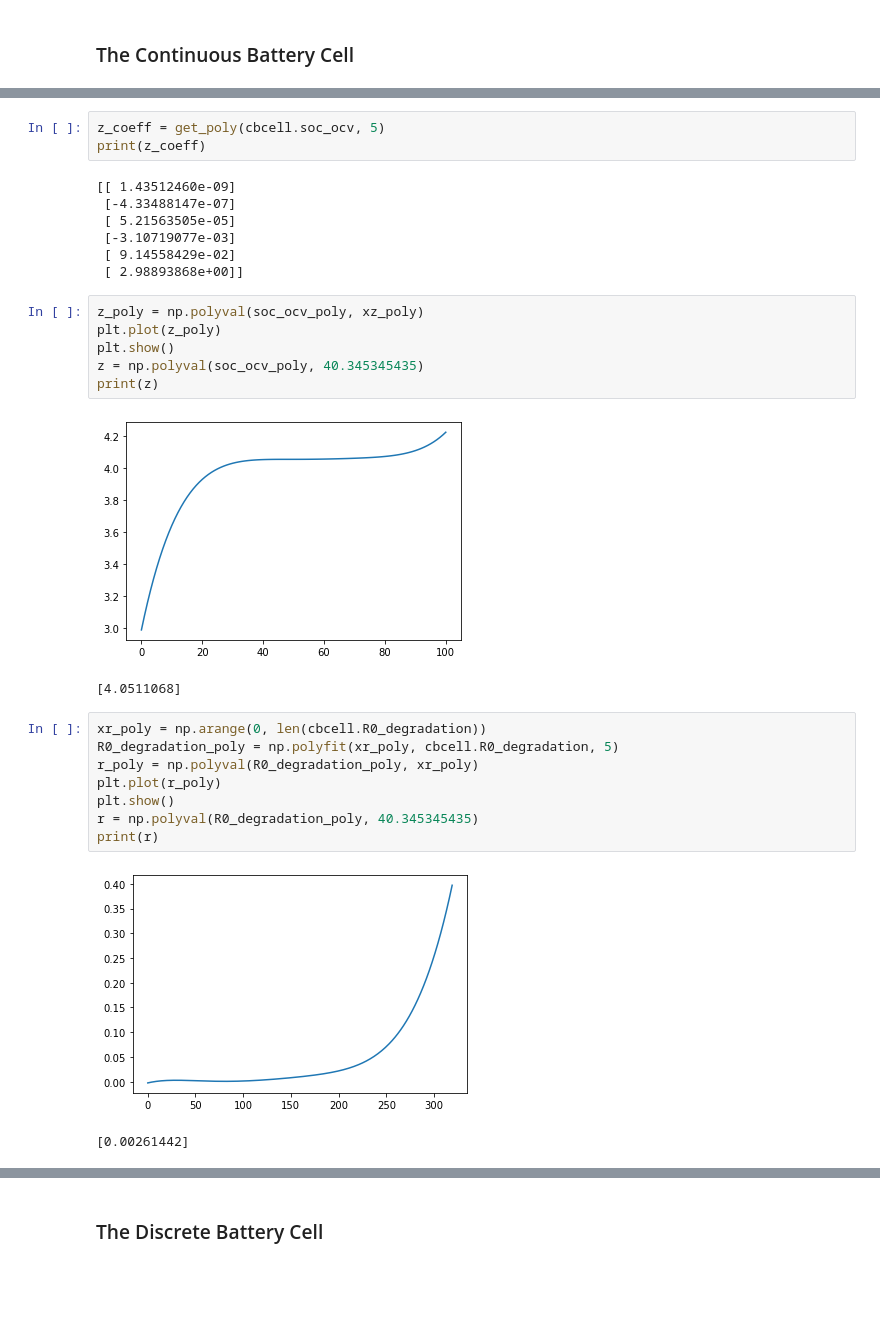
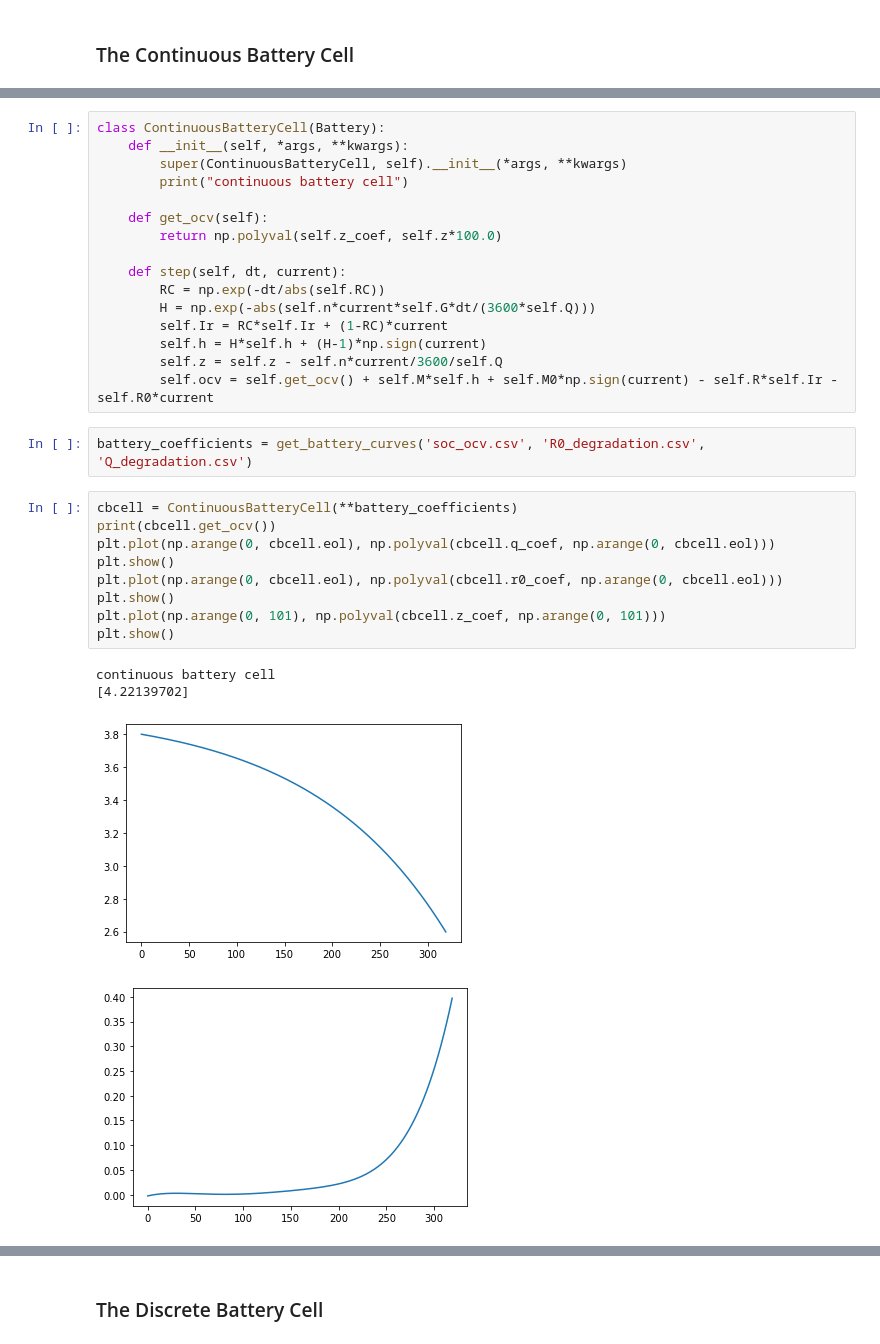
Before and after one commit to hazrmard/AirplaneFaultTolerance, a Jupyter notebook: powertrain.ipynb, the cells around one changed output, grey strips where cells are left out. Drawn from its saved outputs; the diff is of its cells as text; blank space fills up the shorter version.

Commit message:
[wip] continuous battery implementation

```diff
--- a/powertrain.ipynb
+++ b/powertrain.ipynb
@@ -96,30 +109,32 @@ def get_poly(curve, pwr):
-# %%
-z_coeff = get_poly(cbcell.soc_ocv, 5)
-print(z_coeff)
-# %% [output]
-[[ 1.43512460e-09]
- [-4.33488147e-07]
- [ 5.21563505e-05]
- [-3.10719077e-03]
- [ 9.14558429e-02]
- [ 2.98893868e+00]]
-# %%
-z_poly = np.polyval(soc_ocv_poly, xz_poly)
-plt.plot(z_poly)
-plt.show()
-z = np.polyval(soc_ocv_poly, 40.345345435)
-print(z)
-# %% [output]
-[figure, removed]
-[4.0511068]
-# %%
-xr_poly = np.arange(0, len(cbcell.R0_degradation))
-R0_degradation_poly = np.polyfit(xr_poly, cbcell.R0_degradation, 5)
-r_poly = np.polyval(R0_degradation_poly, xr_poly)
-plt.plot(r_poly)
-plt.show()
-r = np.polyval(R0_degradation_poly, 40.345345435)
-print(r)
-# %% [output]
-[figure, removed]
-[0.00261442]
+# %%
+class ContinuousBatteryCell(Battery):
+    def __init__(self, *args, **kwargs):
+        super(ContinuousBatteryCell, self).__init__(*args, **kwargs)
+        print("continuous battery cell")
+
+    def get_ocv(self):
+        return np.polyval(self.z_coef, self.z*100.0)
+
+    def step(self, dt, current):
+        RC = np.exp(-dt/abs(self.RC))
+        H = np.exp(-abs(self.n*current*self.G*dt/(3600*self.Q)))
+        self.Ir = RC*self.Ir + (1-RC)*current
+        self.h = H*self.h + (H-1)*np.sign(current)
+        self.z = self.z - self.n*current/3600/self.Q
+        self.ocv = self.get_ocv() + self.M*self.h + self.M0*np.sign(current) - self.R*self.Ir - self.R0*current
+# %%
+battery_coefficients = get_battery_curves('soc_ocv.csv', 'R0_degradation.csv', 'Q_degradation.csv')
+# %%
+cbcell = ContinuousBatteryCell(**battery_coefficients)
+print(cbcell.get_ocv())
+plt.plot(np.arange(0, cbcell.eol), np.polyval(cbcell.q_coef, np.arange(0, cbcell.eol)))
+plt.show()
+plt.plot(np.arange(0, cbcell.eol), np.polyval(cbcell.r0_coef, np.arange(0, cbcell.eol)))
+plt.show()
+plt.plot(np.arange(0, 101), np.polyval(cbcell.z_coef, np.arange(0, 101)))
+plt.show()
+# %% [output]
+continuous battery cell
+[4.22139702]
+[figure, added]
+[figure, added]
```
Also changed, not shown: parts of 26 cells of this notebook.
